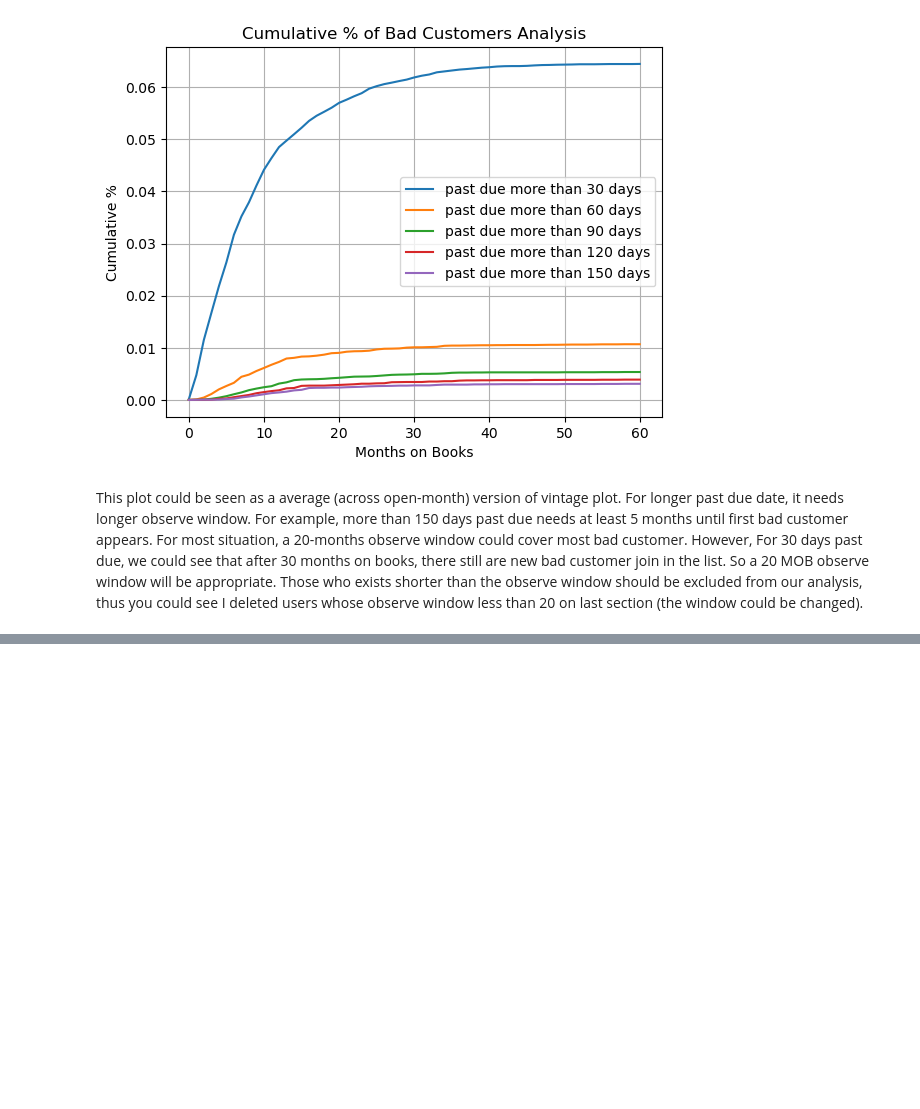
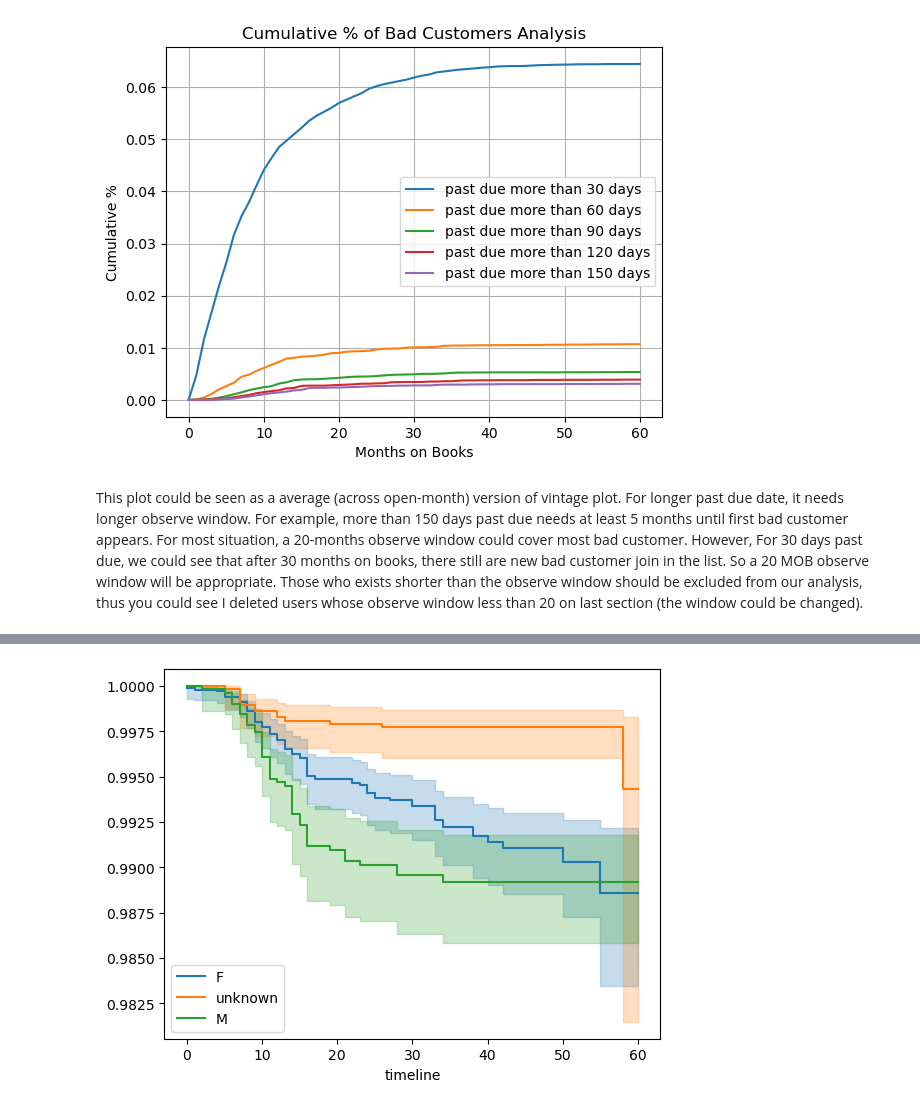
Before and after one commit to Gourav-2003/credit_risk_project, a Jupyter notebook: notebooks/credit_card_project.ipynb, the cells around one changed output, grey strips where cells are left out. Cells and saved outputs as stored; diff of their text form; code cells hidden in the pictures; blank space fills up the shorter version.

```diff
--- a/notebooks/credit_card_project.ipynb
+++ b/notebooks/credit_card_project.ipynb
@@ -270,0 +355,18 @@ This plot could be seen as a average (across open-month) version of vintage plot
+# %%
+application = application[['ID', 'CODE_GENDER', 'FLAG_OWN_CAR', 'NAME_EDUCATION_TYPE','NAME_FAMILY_STATUS', 'NAME_HOUSING_TYPE']]
+dt = pd.merge(dt, application, on = 'ID', how = 'left')
+dt.fillna('unknown',inplace=True)
+
+def plot_km(dt, timevar, truncate, groupby):
+    '''plot km by subgroup
+    '''
+    plt.rcParams['figure.facecolor'] = 'white'
+    kmf = KaplanMeierFitter()
+    t = np.linspace(0, 60, 61)
+    for i in dt[groupby].value_counts().index:
+        kmf.fit(dt[dt[groupby] == i][timevar], event_observed=dt[dt[groupby] == i][truncate], timeline=t, label=i)
+        ax = kmf.plot()
+
+plot_km(dt, 'month_on_book', 'truncate', 'CODE_GENDER')
+# %% [output]
+[figure, added]
```
Also changed, not shown: parts of 6 cells of this notebook.
